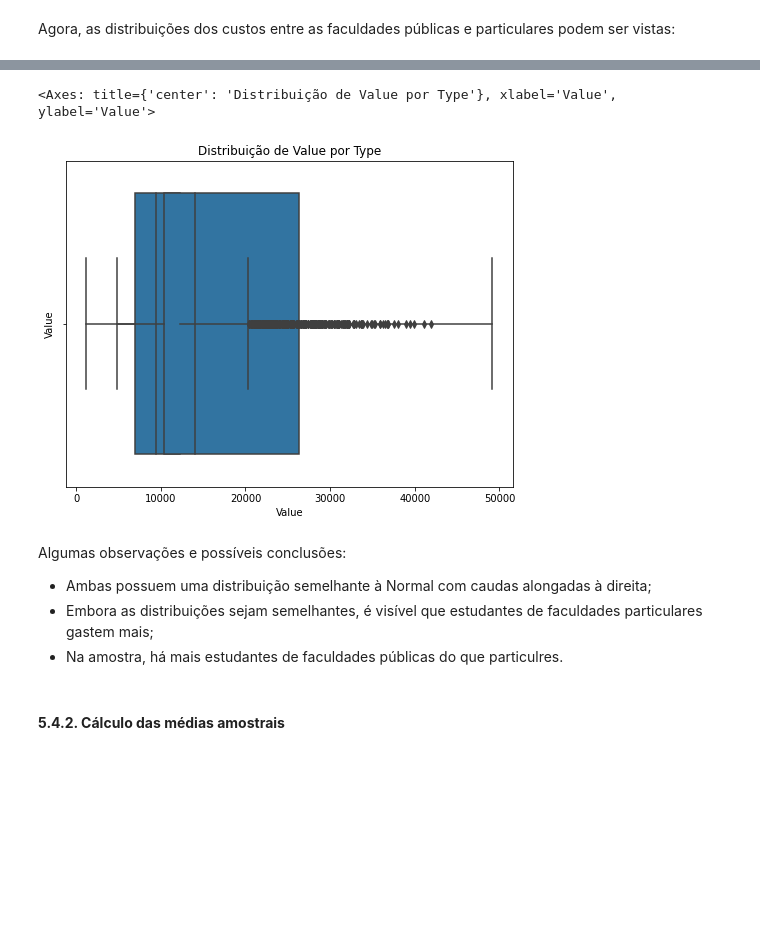
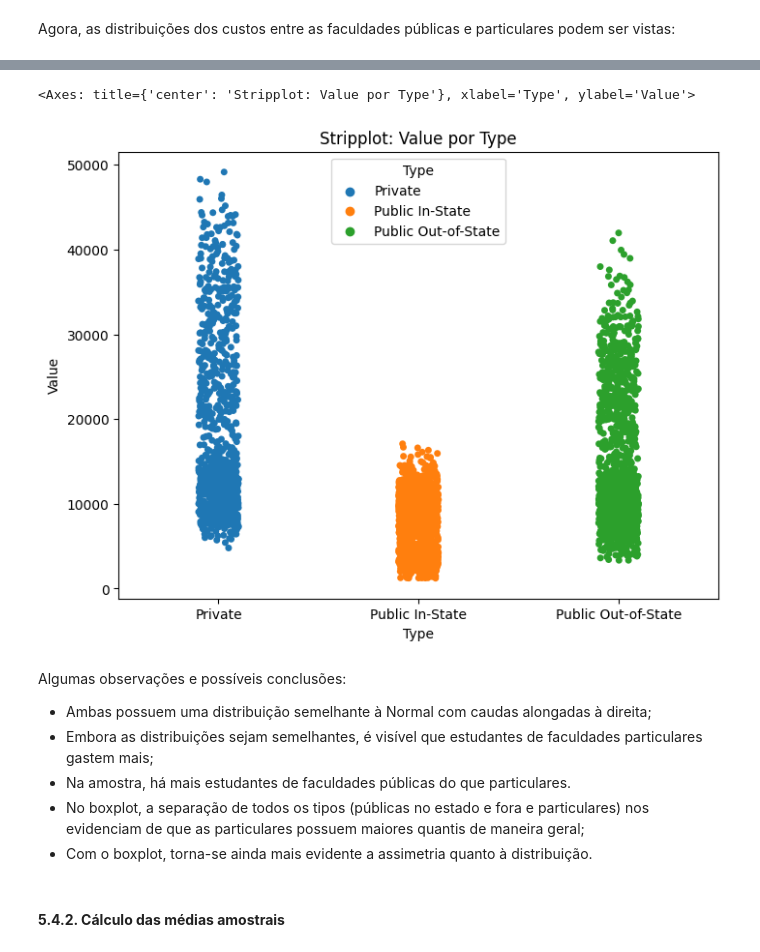
Before and after one commit to gabriellfelipe7/AnaliseExploratoria_AverageCostStudentUSA, a Jupyter notebook: AnaliseExploratoria_AverageCostStudentUSA.ipynb, the cells around one changed output, grey strips where cells are left out. Drawn from its saved outputs; the diff is of its cells as text; code cells hidden in the pictures; blank space fills up the shorter version.

```diff
--- a/AnaliseExploratoria_AverageCostStudentUSA.ipynb
+++ b/AnaliseExploratoria_AverageCostStudentUSA.ipynb
@@ -546,18 +550,19 @@ plt.legend(labels=["Publica","Particular"])
 # %%
 fig = plt.figure(figsize=(8, 6))
 plt.xlabel('Type')
 plt.ylabel('Value')
-plt.title('Distribuição de Value por Type')
-sns.boxplot(x=valores_publicas['Value'])
-sns.boxplot(x=valores_particulares['Value'])
+plt.title('Stripplot: Value por Type')
+sns.stripplot(x='Type', y='Value', data=data, hue='Type')
 # %% [output]
-<Axes: title={'center': 'Distribuição de Value por Type'}, xlabel='Value', ylabel='Value'>
+<Axes: title={'center': 'Stripplot: Value por Type'}, xlabel='Type', ylabel='Value'>
-[figure, old version]
+[figure, new version]
 # %% [markdown]
 Algumas observações e possíveis conclusões:
 - Ambas possuem uma distribuição semelhante à Normal com caudas alongadas à direita;
 - Embora as distribuições sejam semelhantes, é visível que estudantes de faculdades particulares gastem mais;
-- Na amostra, há mais estudantes de faculdades públicas do que particulres.
+- Na amostra, há mais estudantes de faculdades públicas do que particulares.
+- No boxplot, a separação de todos os tipos (públicas no estado e fora e particulares) nos evidenciam de que as particulares possuem maiores quantis de maneira geral;
+- Com o boxplot, torna-se ainda mais evidente a assimetria quanto à distribuição.
 # %% [markdown]
 #### **5.4.2. Cálculo das médias amostrais**
 # %%
```
Also changed, not shown: parts of 28 cells of this notebook.
